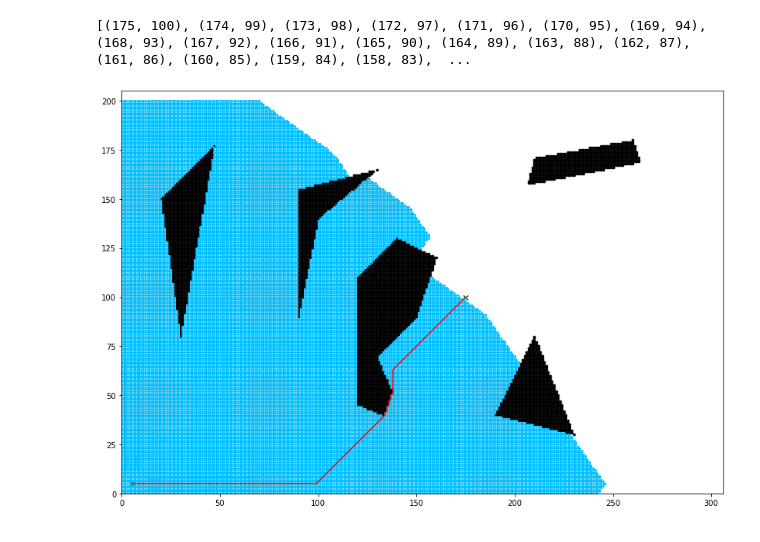
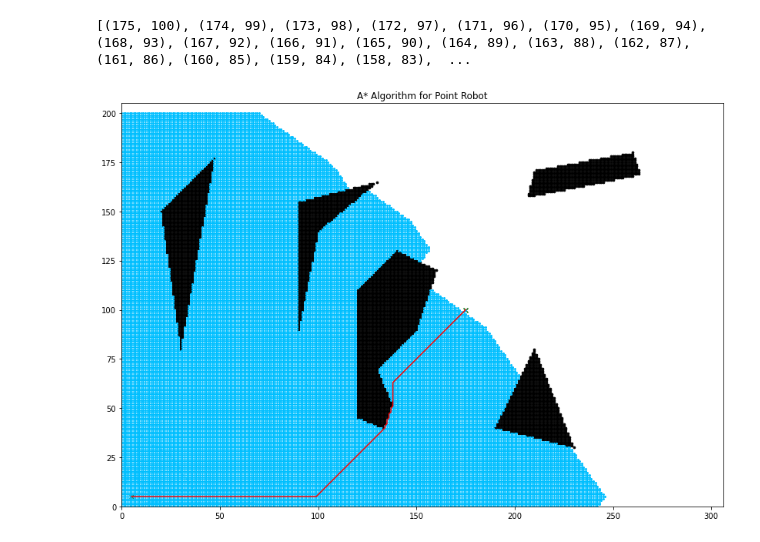
Before and after one commit to Shaswat2001/2DGrid_Based_Motion_Planning, a Jupyter notebook: Motion_Planning_PointRobot_Astar.ipynb, the cells around one changed output. Drawn from its saved outputs; the diff is of its cells as text; code cells hidden in the pictures.

Commit message:
Astar Algorithm for Point Robot

```diff
--- a/Motion_Planning_PointRobot_Astar.ipynb
+++ b/Motion_Planning_PointRobot_Astar.ipynb
@@ -295,31 +295,35 @@ for pt in obstacle_points:
 
 # creates a list of x and y coordinates of points that lie on shortest path
 distance_x=[]
 distance_y=[]
 for c in backtrack_node:
     distance_x.append(c[0])
     distance_y.append(c[1])
 
 fig = plt.figure(figsize=(14,14))
 ax = fig.add_subplot(111, aspect='equal', autoscale_on=True,xlim=(0,306), ylim=(0,205))
 # plots obstacles in the grid
 plt.scatter(obstacle_x,obstacle_y,c='black',s=7)
 # plots the start node
 g=plt.scatter(start[0],start[1],c='darkgreen',marker='x')
 # plots the goal node
 sw=plt.scatter(goal[0],goal[1],c='darkgreen',marker='x')
 # plots the shortest path
 s=plt.plot(distance_x,distance_y,c='red')
 
 # creates a list of x and y coordinates of visited nodes
 visited_x=[]
 visited_y=[]
 for j in range(len(visited)):
     x_s=visited[j][0]
     y_s=visited[j][1]
     visited_x.append(x_s)
     visited_y.append(y_s)
 # plots all the visited nodes in the grid
 s=plt.scatter(visited_x,visited_y,c='deepskyblue',s=4,marker='x')
+
+plt.title("A* Algorithm for Point Robot")
+
+plt.show()
 # %% [output]
-[figure, old version]
+[figure, new version]
```
